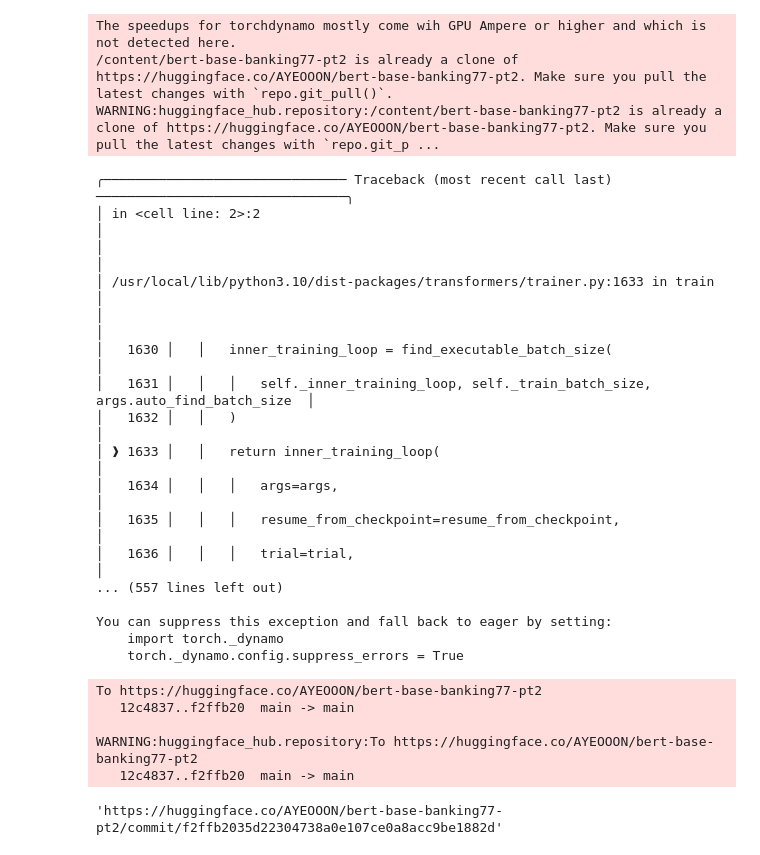
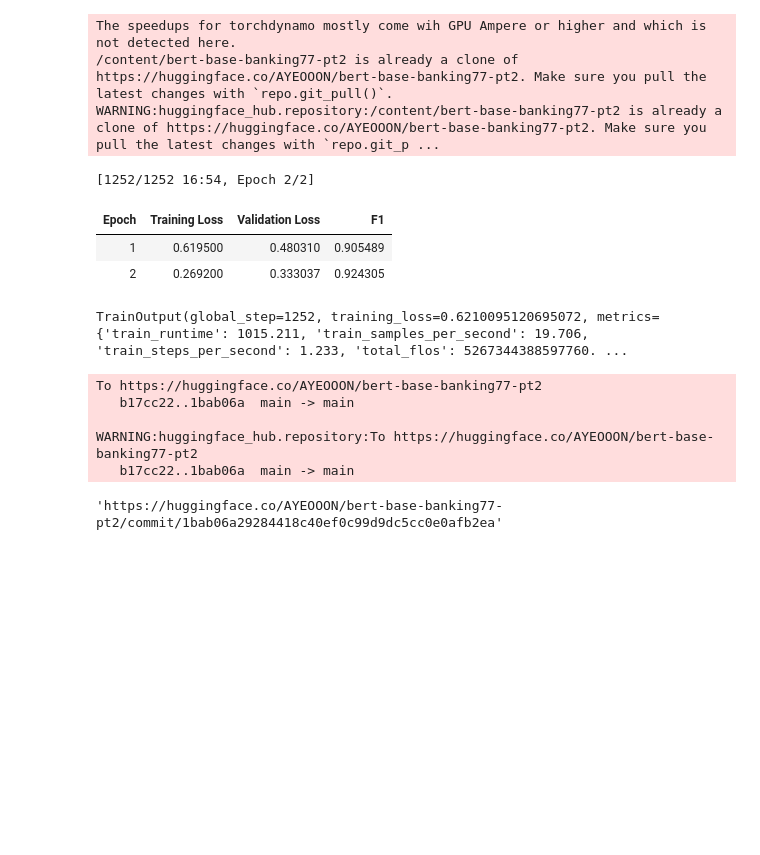
Before and after one commit to AYEOOON/AI-project, a Jupyter notebook: 5. 자연어처리 Fine-tuning/pytorch_2_0_bert_text_classification.ipynb, the cells around one changed output. Saved outputs shown, nothing was run; the diff lists cells and outputs as text; code cells hidden in the pictures; blank space fills up the shorter version.

```diff
--- a/5. 자연어처리 Fine-tuning/pytorch_2_0_bert_text_classification.ipynb
+++ b/5. 자연어처리 Fine-tuning/pytorch_2_0_bert_text_classification.ipynb
@@ -150,7 +140,7 @@ training_args = TrainingArguments(
     per_device_train_batch_size=16,
     per_device_eval_batch_size=8,
     learning_rate=5e-5,
-	num_train_epochs=3,
+	num_train_epochs=2,# 에포크 수 수정
 	# PyTorch 2.0 specifics
     fp16=True,# bfloat16 training , *수정*
 	torch_compile=True, # optimizations
@@ -188,25 +178,16 @@ The speedups for torchdynamo mostly come wih GPU Ampere or higher and which is n
 WARNING:huggingface_hub.repository:/content/bert-base-banking77-pt2 is already a clone of https://huggingface.co/AYEOOON/bert-base-banking77-pt2. Make sure you pull the latest changes with `repo.git_p ...
 # %%
 # Start training
+import torch._dynamo
+torch._dynamo.config.suppress_errors = True # 추가
+
 trainer.train()
 # %% [output]
-╭─────────────────────────────── Traceback (most recent call last) ────────────────────────────────╮
-│ in <cell line: 2>:2                                                                              │
-│                                                                                                  │
-│ /usr/local/lib/python3.10/dist-packages/transformers/trainer.py:1633 in train                    │
-│                                                                                                  │
-│   1630 │   │   inner_training_loop = find_executable_batch_size(                                 │
-│   1631 │   │   │   self._inner_training_loop, self._train_batch_size, args.auto_find_batch_size  │
-│   1632 │   │   )                                                                                 │
-│ ❱ 1633 │   │   return inner_training_loop(                                                       │
-│   1634 │   │   │   args=args,                                                                    │
-│   1635 │   │   │   resume_from_checkpoint=resume_from_checkpoint,                                │
-│   1636 │   │   │   trial=trial,                                                                  │
-... (557 lines left out)
-
-You can suppress this exception and fall back to eager by setting:
-    import torch._dynamo
-    torch._dynamo.config.suppress_errors = True
+[1252/1252 16:54, Epoch 2/2]
+| Epoch | Training Loss | Validation Loss | F1 |
+| 1 | 0.619500 | 0.480310 | 0.905489 |
+| 2 | 0.269200 | 0.333037 | 0.924305 |
+TrainOutput(global_step=1252, training_loss=0.6210095120695072, metrics={'train_runtime': 1015.211, 'train_samples_per_second': 19.706, 'train_steps_per_second': 1.233, 'total_flos': 5267344388597760. ...
 # %%
 # Save processor and create model card
 tokenizer.save_pretrained(repository_id)
@@ -214,8 +195,8 @@ trainer.create_model_card()
 trainer.push_to_hub()
 # %% [output]
 To https://huggingface.co/AYEOOON/bert-base-banking77-pt2
-   12c4837..f2ffb20  main -> main
+   b17cc22..1bab06a  main -> main
 
 WARNING:huggingface_hub.repository:To https://huggingface.co/AYEOOON/bert-base-banking77-pt2
-   12c4837..f2ffb20  main -> main
+   b17cc22..1bab06a  main -> main
-'https://huggingface.co/AYEOOON/bert-base-banking77-pt2/commit/f2ffb2035d22304738a0e107ce0a8acc9be1882d'
+'https://huggingface.co/AYEOOON/bert-base-banking77-pt2/commit/1bab06a29284418c40ef0c99d9dc5cc0e0afb2ea'
```
Also changed, not shown: parts of 5 cells of this notebook.
